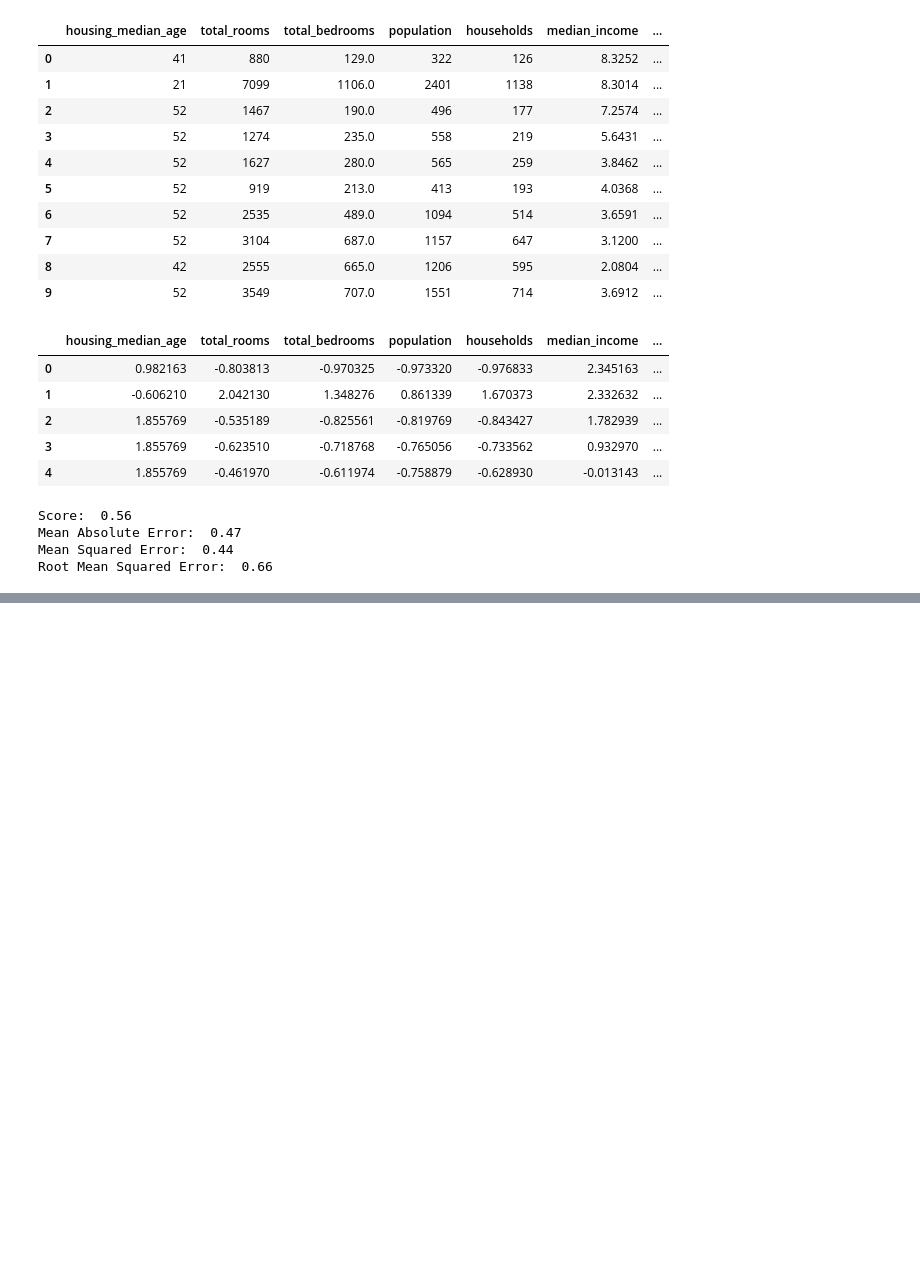
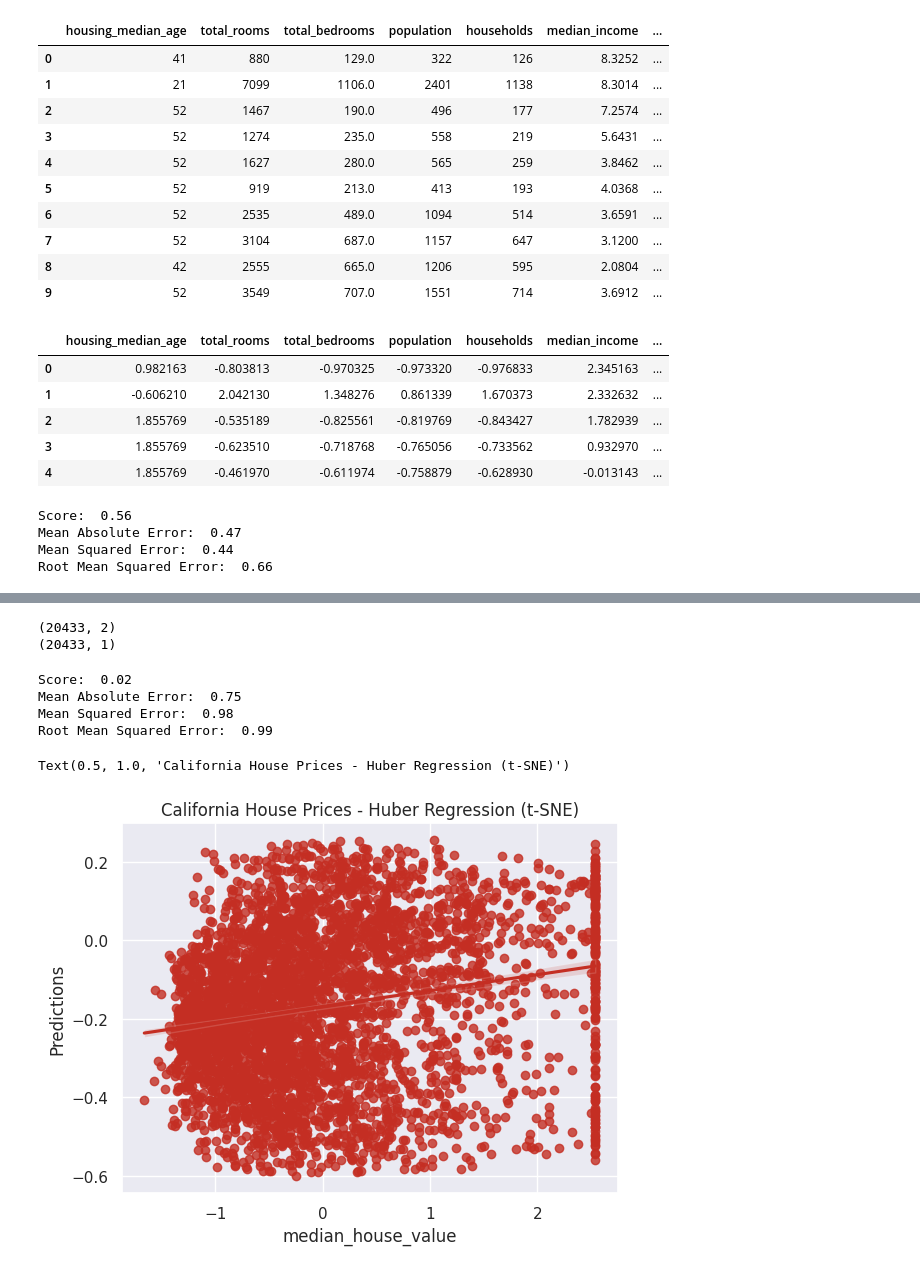
Before and after one commit to harsht12/dimensionality-reduction-algos, a Jupyter notebook: huber.ipynb, the cells around one changed output, grey strips where cells are left out. Drawn from its saved outputs; the diff is of its cells as text; code cells hidden in the pictures; blank space fills up the shorter version.

```diff
--- a/huber.ipynb
+++ b/huber.ipynb
@@ -110,0 +111,7 @@ Text(0.5, 1.0, 'California House Prices - Huber Regression (No dataset dimension
+# %%
+# t-SNE
+
+from sklearn.manifold import TSNE
+
+chp_tsne = TSNE(n_components=2, learning_rate='auto', verbose=1,
+                init='random', perplexity=3).fit_transform(X)
@@ -110,0 +136,43 @@ Text(0.5, 1.0, 'California House Prices - Huber Regression (No dataset dimension
+# %%
+print(chp_tsne.shape)
+print(y.shape)
+
+X_train, X_test, y_train, y_test = train_test_split(
+    chp_tsne, y, test_size=0.2, random_state=10)
+# %% [output]
+(20433, 2)
+(20433, 1)
+# %%
+huber = HuberRegressor().fit(X_train, y_train.values.ravel())
+print("Score: ", round(huber.score(X_train, y_train), 2))
+
+y_pred = pd.DataFrame(huber.predict(X_test), columns = [
+    'Predictions'
+])
+
+# Calculating mean absolute error, mean squared error
+# and root mean squared error
+mae = round(mean_absolute_error(y_test, y_pred), 2)
+mse = round(mean_squared_error(y_test, y_pred), 2)
+rmse = round(np.sqrt(mse), 2)
+
+print("Mean Absolute Error: ", mae)
+print("Mean Squared Error: ", mse)
+print("Root Mean Squared Error: ", rmse)
+# %% [output]
+Score:  0.02
+Mean Absolute Error:  0.75
+Mean Squared Error:  0.98
+Root Mean Squared Error:  0.99
+# %%
+y_test_and_pred = pd.concat([y_test.reset_index(drop=True), y_pred.reset_index(drop=True)], axis = 1)
+
+sns.regplot(
+    data=y_test_and_pred,
+    x = 'median_house_value',
+    y = 'Predictions',
+    color="#c42e23"
+).set_title("California House Prices - Huber Regression (t-SNE)")
+# %% [output]
+Text(0.5, 1.0, 'California House Prices - Huber Regression (t-SNE)')
+[figure, added]
```
Also changed, not shown: parts of 10 cells of this notebook.
